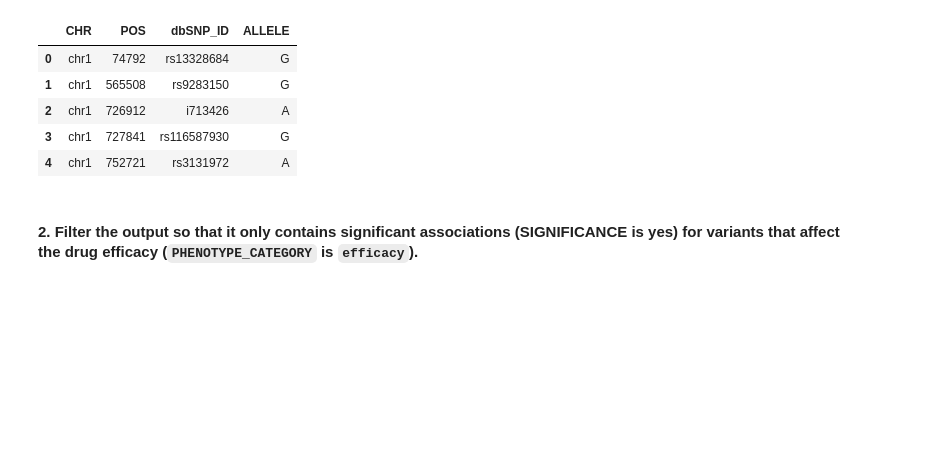
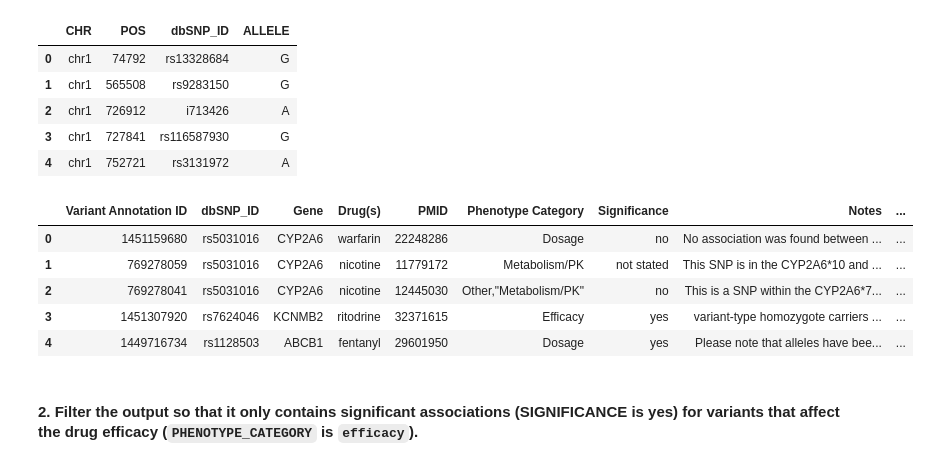
Before and after one commit to Lingrui/Team14_Project1, a Jupyter notebook: Team14_Project1.ipynb, the cells around one changed output. Drawn from its saved outputs; the diff is of its cells as text; code cells hidden in the pictures; blank space fills up the shorter version.

```diff
--- a/Team14_Project1.ipynb
+++ b/Team14_Project1.ipynb
@@ -113,11 +123,21 @@ ref_file.head()
 | 3 | chr1 | 727841 | rs116587930 | G |
 | 4 | chr1 | 752721 | rs3131972 | A |
 # %%
+# create new table with only rs and i starting variants
 filtered_vd = var_drugs[(var_drugs['Variant/Haplotypes'].str.startswith('rs')) | (var_drugs['Variant/Haplotypes'].str.startswith('i'))]
+# rename column so both tables have same names
 filtered_vd = filtered_vd.rename(columns = {"Variant/Haplotypes": "dbSNP_ID"})
-
+# merge tables by variant names
 var_info = pd.merge(filtered_vd, ref_file)
+var_info.head()
 #var_info is new merged table
+# %% [output]
+|  | Variant Annotation ID | dbSNP_ID | Gene | Drug(s) | PMID | Phenotype Category | Significance | Notes | ... |
+| 0 | 1451159680 | rs5031016 | CYP2A6 | warfarin | 22248286 | Dosage | no | No association was found between ... | ... |
+| 1 | 769278059 | rs5031016 | CYP2A6 | nicotine | 11779172 | Metabolism/PK | not stated | This SNP is in the CYP2A6*10 and ... | ... |
+| 2 | 769278041 | rs5031016 | CYP2A6 | nicotine | 12445030 | Other,"Metabolism/PK" | no | This is a SNP within the CYP2A6*7... | ... |
+| 3 | 1451307920 | rs7624046 | KCNMB2 | ritodrine | 32371615 | Efficacy | yes | variant-type homozygote carriers ... | ... |
+| 4 | 1449716734 | rs1128503 | ABCB1 | fentanyl | 29601950 | Dosage | yes | Please note that alleles have bee... | ... |
 # %% [markdown]
 #### 2. Filter the output so that it only contains significant associations (SIGNIFICANCE is yes) for variants that affect the drug efficacy (`PHENOTYPE_CATEGORY` is `efficacy`).
 # %%
```
Also changed, not shown: parts of 3 cells of this notebook.
